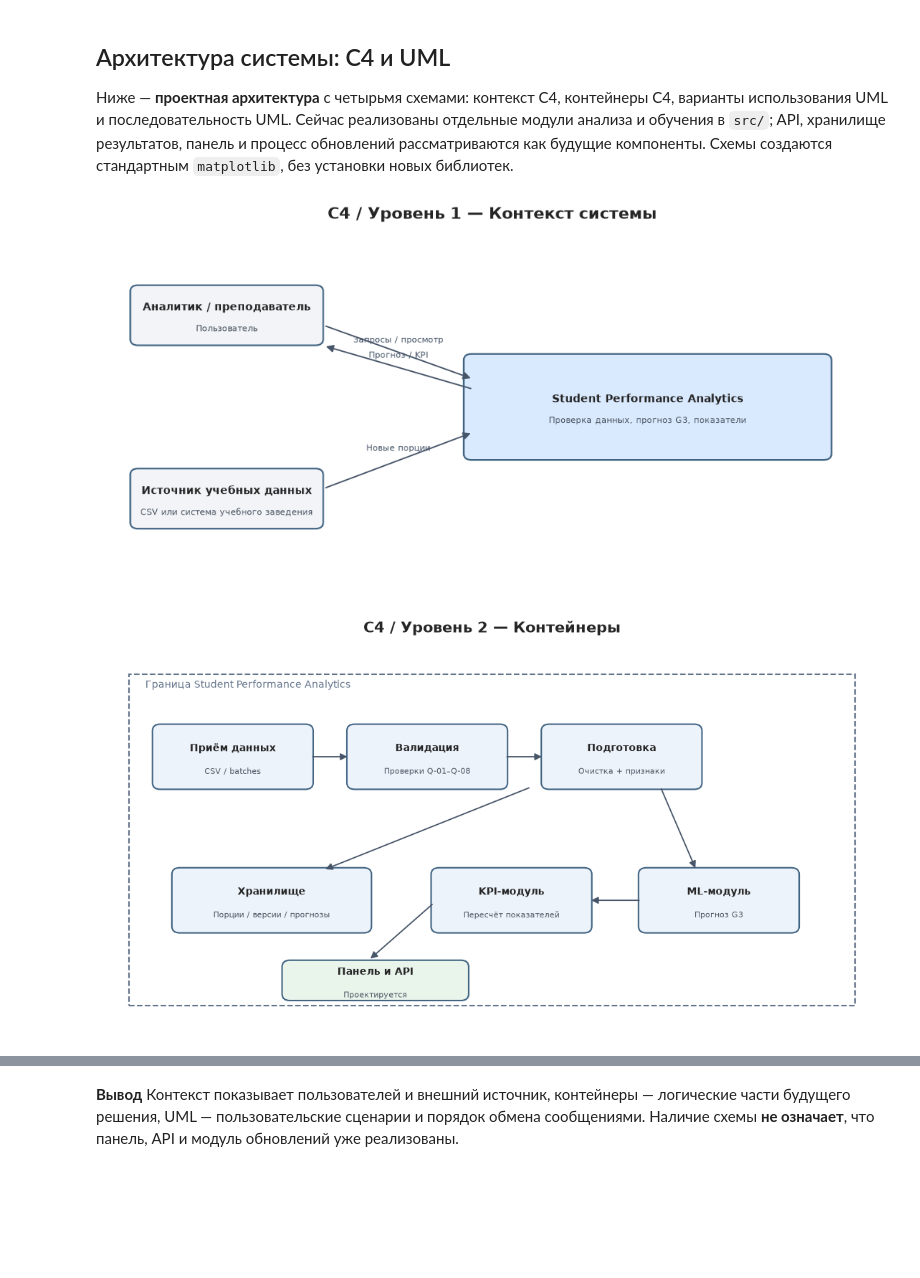
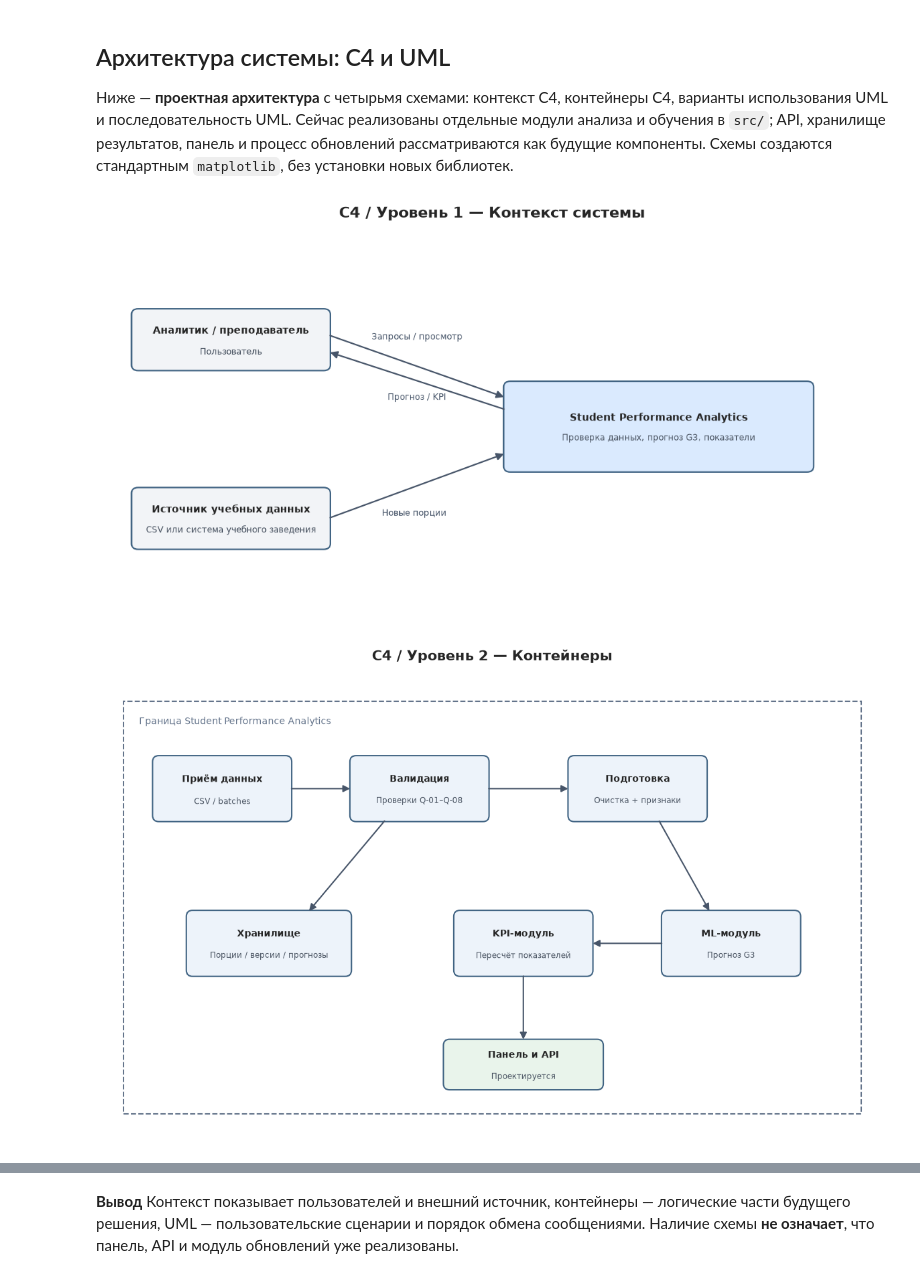
Before and after one commit to SladkyuLesha/student-performance-model, a Jupyter notebook: notebooks/02_data_analysis.ipynb, the cells around one changed output, grey strips where cells are left out. Drawn from its saved outputs; the diff is of its cells as text; code cells hidden in the pictures; blank space fills up the shorter version.

```diff
--- a/notebooks/02_data_analysis.ipynb
+++ b/notebooks/02_data_analysis.ipynb
@@ -838,65 +838,66 @@ save_table(system_requirements, "system_requirements.csv")
 # %%
 from matplotlib.patches import FancyBboxPatch, FancyArrowPatch, Ellipse, Rectangle, Polygon, Circle
 
-def diagram_axis(title, figsize=(13, 6)):
+def diagram_axis(title, figsize=(14, 8), xlim=(0, 14), ylim=(0, 9)):
     fig, ax = plt.subplots(figsize=figsize)
-    ax.set_xlim(0, 12)
-    ax.set_ylim(0, 7)
+    ax.set_xlim(*xlim)
+    ax.set_ylim(*ylim)
     ax.axis("off")
-    ax.set_title(title, fontsize=15, fontweight="bold", pad=14)
+    ax.set_title(title, fontsize=15, fontweight="bold", pad=16)
     return fig, ax
 
 def box(ax, cx, cy, w, h, title, subtitle="", color="#EDF3FA", edge="#416483"):
     ax.add_patch(FancyBboxPatch((cx-w/2, cy-h/2), w, h,
                  boxstyle="round,pad=0.04,rounding_size=0.12",
                  facecolor=color, edgecolor=edge, linewidth=1.5))
-    ax.text(cx, cy + (0.15 if subtitle else 0), title, ha="center", va="center",
-            fontsize=10, fontweight="bold", wrap=True)
+    ax.text(cx, cy + (0.18 if subtitle else 0), title, ha="center", va="center",
+            fontsize=10, fontweight="bold")
     if subtitle:
-        ax.text(cx, cy-0.27, subtitle, ha="center", va="center", fontsize=8, color="#4B5563", wrap=True)
+        ax.text(cx, cy-0.24, subtitle, ha="center", va="center", fontsize=8.5,
+                color="#4B5563", linespacing=1.2)
 
-def arrow(ax, x1, y1, x2, y2, label="", color="#475569"):
-    ax.add_patch(FancyArrowPatch((x1, y1), (x2, y2),
-                 arrowstyle="-|>", mutation_scale=14, linewidth=1.3, color=color))
+def arrow(ax, x1, y1, x2, y2, label="", color="#475569", label_xy=None):
+    ax.add_patch(FancyArrowPatch((x1, y1), (x2, y2), arrowstyle="-|>",
+                 mutation_scale=15, linewidth=1.5, color=color))
     if label:
-        ax.text((x1+x2)/2, (y1+y2)/2 + 0.15, label,
-                ha="center", va="bottom", fontsize=8, color=color)
+        x, y = label_xy if label_xy else ((x1+x2)/2, (y1+y2)/2+0.15)
+        ax.text(x, y, label, ha="center", va="center", fontsize=8.5, color=color)
 
 def show_diagram(fig, filename):
-    fig.savefig(figures_dir / filename, dpi=200, bbox_inches="tight")
+    fig.savefig(figures_dir / filename, dpi=200, bbox_inches="tight", facecolor="white")
     plt.show()
 # %%
 # C4 — Context: кто работает с системой и откуда поступают данные.
-fig, ax = diagram_axis("C4 / Уровень 1 — Контекст системы")
-box(ax, 1.9, 5.4, 2.9, 1.1, "Аналитик / преподаватель", "Пользователь", color="#F2F4F7")
-box(ax, 1.9, 1.8, 2.9, 1.1, "Источник учебных данных", "CSV или система учебного заведения", color="#F2F4F7")
-box(ax, 8.4, 3.6, 5.6, 2.0, "Student Performance Analytics", "Проверка данных, прогноз G3, показатели", color="#DAEAFE")
-arrow(ax, 3.4, 5.2, 5.7, 4.15, "Запросы / просмотр")
-arrow(ax, 3.4, 2.0, 5.7, 3.1, "Новые порции")
-arrow(ax, 5.7, 3.95, 3.4, 4.8, "Прогноз / KPI")
+fig, ax = diagram_axis("C4 / Уровень 1 — Контекст системы", figsize=(14, 7), ylim=(0, 8))
+box(ax, 2.3, 5.8, 3.5, 1.2, "Аналитик / преподаватель", "Пользователь", color="#F2F4F7")
+box(ax, 2.3, 2.1, 3.5, 1.2, "Источник учебных данных", "CSV или система учебного заведения", color="#F2F4F7")
+box(ax, 10.0, 4.0, 5.5, 1.8, "Student Performance Analytics", "Проверка данных, прогноз G3, показатели", color="#DAEAFE")
+arrow(ax, 4.05, 5.9, 7.25, 4.6, "Запросы / просмотр", label_xy=(5.65, 5.85))
+arrow(ax, 7.25, 4.35, 4.05, 5.55, "Прогноз / KPI", label_xy=(5.65, 4.60))
+arrow(ax, 4.05, 2.1, 7.25, 3.45, "Новые порции", label_xy=(5.6, 2.20))
 show_diagram(fig, "c4_context.png")
 # %% [output]
-[figure, old version]
+[figure, new version]
 # %%
 # C4 — Container: приложения и хранилища внутри системы.
-fig, ax = diagram_axis("C4 / Уровень 2 — Контейнеры", figsize=(14, 7))
-ax.add_patch(Rectangle((0.4, 0.5), 11.2, 6.0, fill=False, ls="--", lw=1.5, ec="#64748B"))
-ax.text(0.65, 6.25, "Граница Student Performance Analytics", fontsize=10, color="#64748B")
-box(ax, 2.0, 5.0, 2.4, 1.1, "Приём данных", "CSV / batches")
-box(ax, 5.0, 5.0, 2.4, 1.1, "Валидация", "Проверки Q-01–Q-08")
-box(ax, 8.0, 5.0, 2.4, 1.1, "Подготовка", "Очистка + признаки")
-box(ax, 9.5, 2.4, 2.4, 1.1, "ML-модуль", "Прогноз G3")
-box(ax, 6.3, 2.4, 2.4, 1.1, "KPI-модуль", "Пересчёт показателей")
-box(ax, 2.6, 2.4, 3.0, 1.1, "Хранилище", "Порции / версии / прогнозы")
-box(ax, 4.2, 0.95, 2.8, 0.65, "Панель и API", "Проектируется", color="#E9F4EB")
-arrow(ax, 3.2, 5.0, 3.8, 5.0)
-arrow(ax, 6.2, 5.0, 6.8, 5.0)
-arrow(ax, 8.6, 4.45, 9.15, 2.95)
-arrow(ax, 8.3, 2.4, 7.5, 2.4)
-arrow(ax, 6.6, 4.45, 3.4, 2.95)
-arrow(ax, 5.1, 2.35, 4.1, 1.32)
+fig, ax = diagram_axis("C4 / Уровень 2 — Контейнеры", figsize=(15, 9), xlim=(0, 15), ylim=(0, 9))
+ax.add_patch(Rectangle((0.4, 0.5), 14.2, 8.0, fill=False, ls="--", lw=1.5, ec="#64748B"))
+ax.text(0.7, 8.05, "Граница Student Performance Analytics", fontsize=10, color="#64748B")
+box(ax, 2.3, 6.8, 2.6, 1.2, "Приём данных", "CSV / batches")
+box(ax, 6.1, 6.8, 2.6, 1.2, "Валидация", "Проверки Q-01–Q-08")
+box(ax, 10.3, 6.8, 2.6, 1.2, "Подготовка", "Очистка + признаки")
+box(ax, 12.1, 3.8, 2.6, 1.2, "ML-модуль", "Прогноз G3")
+box(ax, 8.1, 3.8, 2.6, 1.2, "KPI-модуль", "Пересчёт показателей")
+box(ax, 3.2, 3.8, 3.1, 1.2, "Хранилище", "Порции / версии / прогнозы")
+box(ax, 8.1, 1.45, 3.0, 0.9, "Панель и API", "Проектируется", color="#E9F4EB")
+arrow(ax, 3.6, 6.8, 4.8, 6.8)
+arrow(ax, 7.4, 6.8, 9.0, 6.8)
+arrow(ax, 10.7, 6.2, 11.7, 4.4)
+arrow(ax, 10.8, 3.8, 9.4, 3.8)
+arrow(ax, 5.45, 6.2, 3.95, 4.4)
+arrow(ax, 8.1, 3.2, 8.1, 1.9)
 show_diagram(fig, "c4_containers.png")
 # %% [output]
-[figure, old version]
+[figure, new version]
 # %%
 # UML Use Case — два действующих лица и основные сценарии.
```
Also changed, not shown: parts of 6 cells of this notebook, 43 other files.
